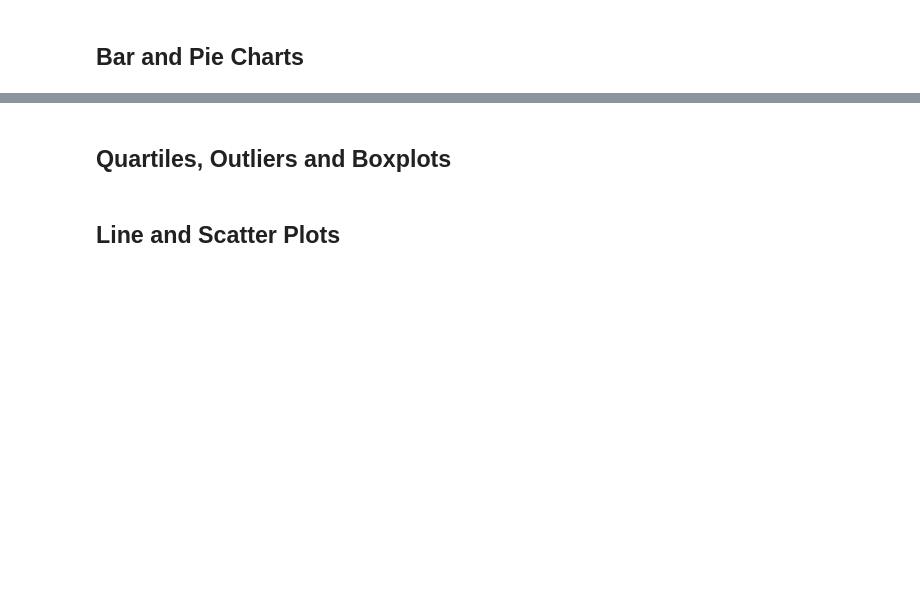
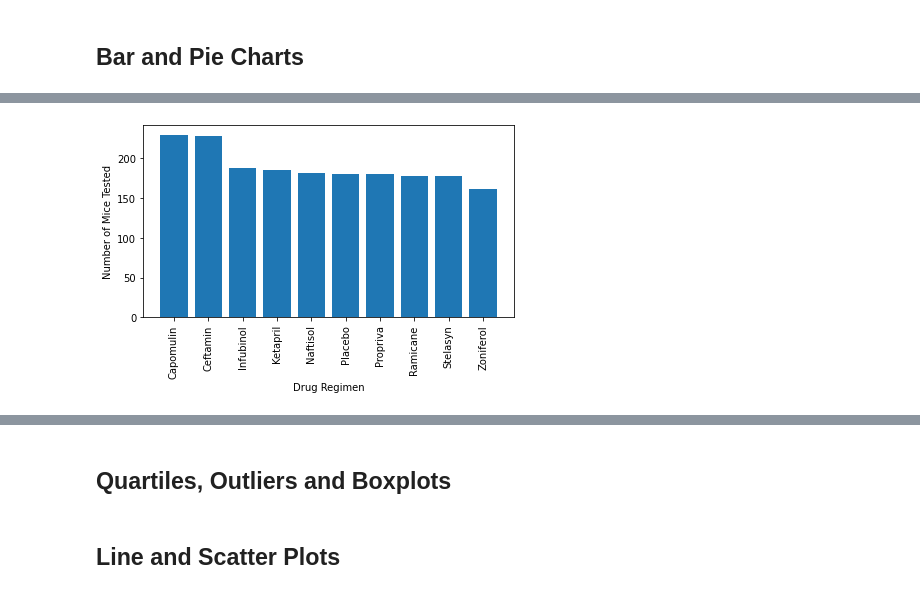
Before and after one commit to vishaalgupta/matplotlib-challenge, a Jupyter notebook: Pymaceuticals/pymaceuticals_starter.ipynb, the cells around one changed output, grey strips where cells are left out. Drawn from its saved outputs; the diff is of its cells as text; code cells hidden in the pictures; blank space fills up the shorter version.

```diff
--- a/Pymaceuticals/pymaceuticals_starter.ipynb
+++ b/Pymaceuticals/pymaceuticals_starter.ipynb
@@ -108,4 +138,13 @@ Name: Drug Regimen, dtype: int64
 # %%
 # Generate a bar plot showing the total number of timepoints for all mice tested for each drug regimen using pyplot.
+drug_count = drug["Timepoint"].count()
+drug_sort = drug_count.sort_values(ascending = False)
+plt.bar(drug_df.index, drug_sort)
+plt.xlabel("Drug Regimen")
+plt.ylabel("Number of Mice Tested")
+plt.xticks(rotation = "vertical")
+plt.tight_layout()
+# %% [output]
+[figure, added]
 # %%
 # Generate a pie plot showing the distribution of female versus male mice using Pandas
```
Also changed, not shown: parts of 5 cells of this notebook.
